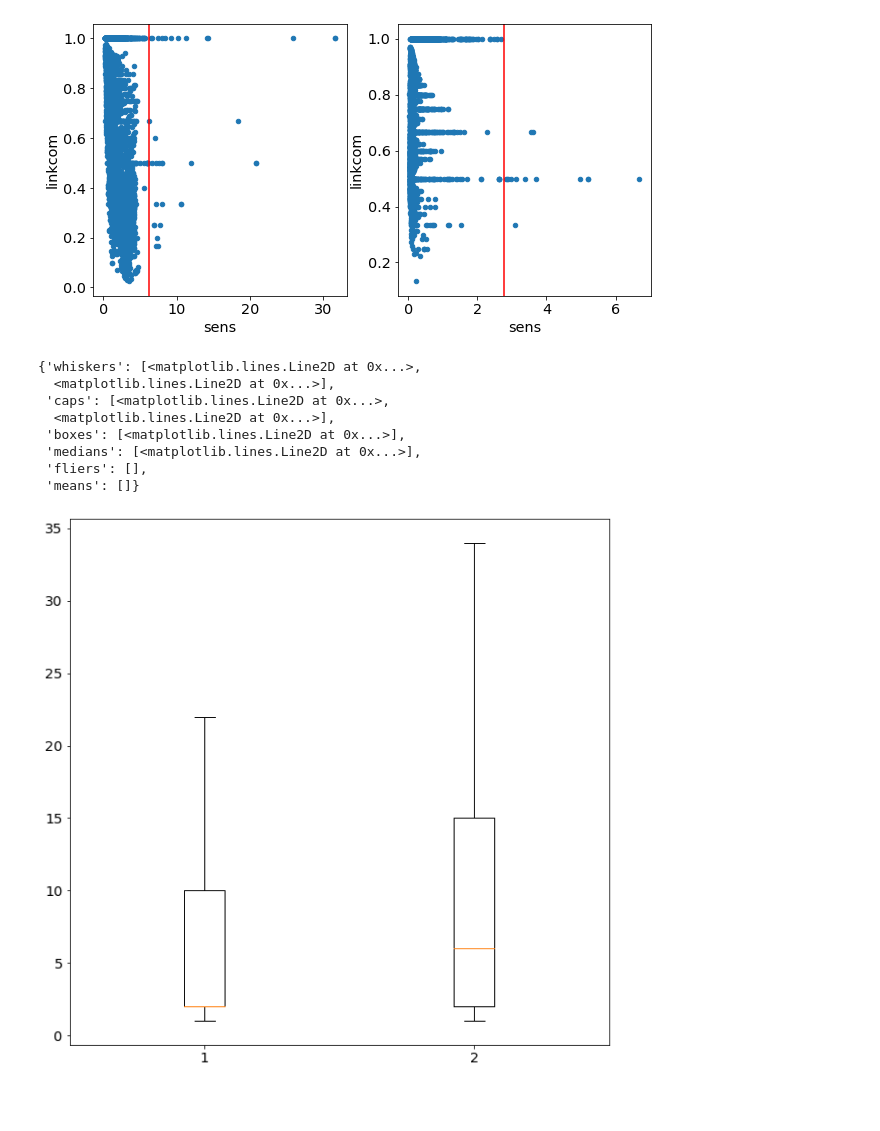
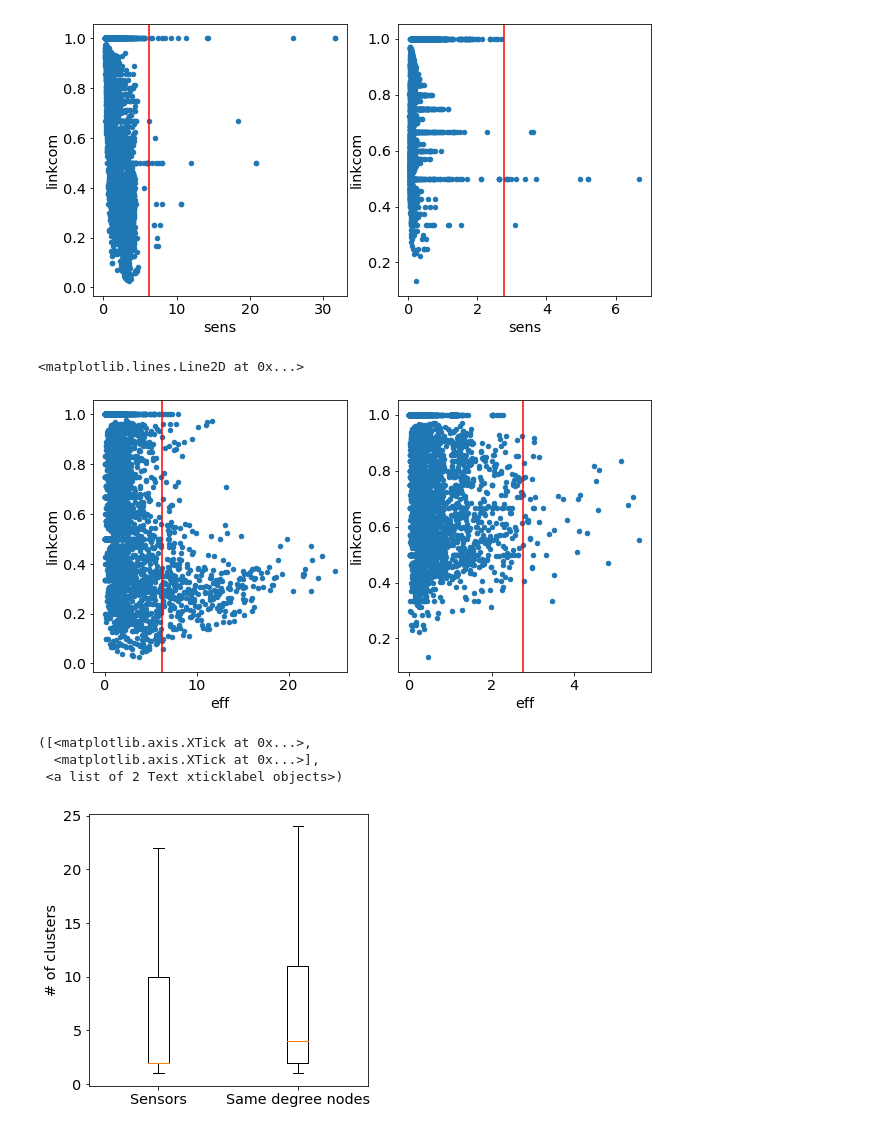
Before and after one commit to oacar/enm_package, a Jupyter notebook: notebooks/09-linkclustering-08242020.ipynb, the cells around one changed output. Drawn from its saved outputs; the diff is of its cells as text; code cells hidden in the pictures; blank space fills up the shorter version.

```diff
--- a/notebooks/09-linkclustering-08242020.ipynb
+++ b/notebooks/09-linkclustering-08242020.ipynb
@@ -149,6 +143,16 @@ ax[1].axvline(np.quantile(e_pcc.e_list[i].df.sens,0.99),c='r')
 # %% [output]
 <matplotlib.lines.Line2D at 0x...>
 [figure]
+# %%
+fig, ax = plt.subplots(1,2,figsize=(10,5))
+df.query('deg>1').plot.scatter('eff','linkcom',ax=ax[0])
+ax[0].axvline(np.quantile(df.sens,0.99),c='r')
+
+e_pcc.e_list[i].df.query('deg>1').plot.scatter('eff','linkcom',ax=ax[1])
+ax[1].axvline(np.quantile(e_pcc.e_list[i].df.sens,0.99),c='r')
+# %% [output]
+<matplotlib.lines.Line2D at 0x...>
+[figure, added]
 # %%
 df['lc'] = df['linkcom']*df['deg']
 sensors = df.loc[df.sens>np.quantile(df.sens,0.96)]
@@ -167,22 +171,19 @@ def simulate(cnts, breaks, nonsensors ,n=10):
             df_sim = pd.concat([df_sim,sub])
     return df_sim
 # %%
-df_sim = simulate(cnts,breaks,nonsensors)
+df_sim = simulate(cnts,breaks,nonsensors,n=1)
 # %%
-fig,ax= plt.subplots(figsize=(10,10))
+fig,ax= plt.subplots(figsize=(5,5))
 ax.boxplot( sensors.query('deg>1').lc,positions=[1],showfliers=False)
 ax.boxplot( df_sim.query('deg>1').lc,positions=[2],showfliers=False)
+ax.set_ylabel('# of clusters')
+plt.xticks([1, 2], ['Sensors', 'Same degree nodes'])
 #ax.violinplot( sensors.query('deg>1').linkcom,positions=[1])
 #ax.violinplot( df_sim.query('deg>1').linkcom,positions=[2])
 # %% [output]
-{'whiskers': [<matplotlib.lines.Line2D at 0x...>,
-  <matplotlib.lines.Line2D at 0x...>],
- 'caps': [<matplotlib.lines.Line2D at 0x...>,
-  <matplotlib.lines.Line2D at 0x...>],
- 'boxes': [<matplotlib.lines.Line2D at 0x...>],
- 'medians': [<matplotlib.lines.Line2D at 0x...>],
- 'fliers': [],
- 'means': []}
+([<matplotlib.axis.XTick at 0x...>,
+  <matplotlib.axis.XTick at 0x...>],
+ <a list of 2 Text xticklabel objects>)
-[figure, old version]
+[figure, new version]
 # %%
 df.to_csv('data/interim/0824_df_withlinkcom.csv')
```
Also changed, not shown: parts of 6 cells of this notebook, 17 other files.
